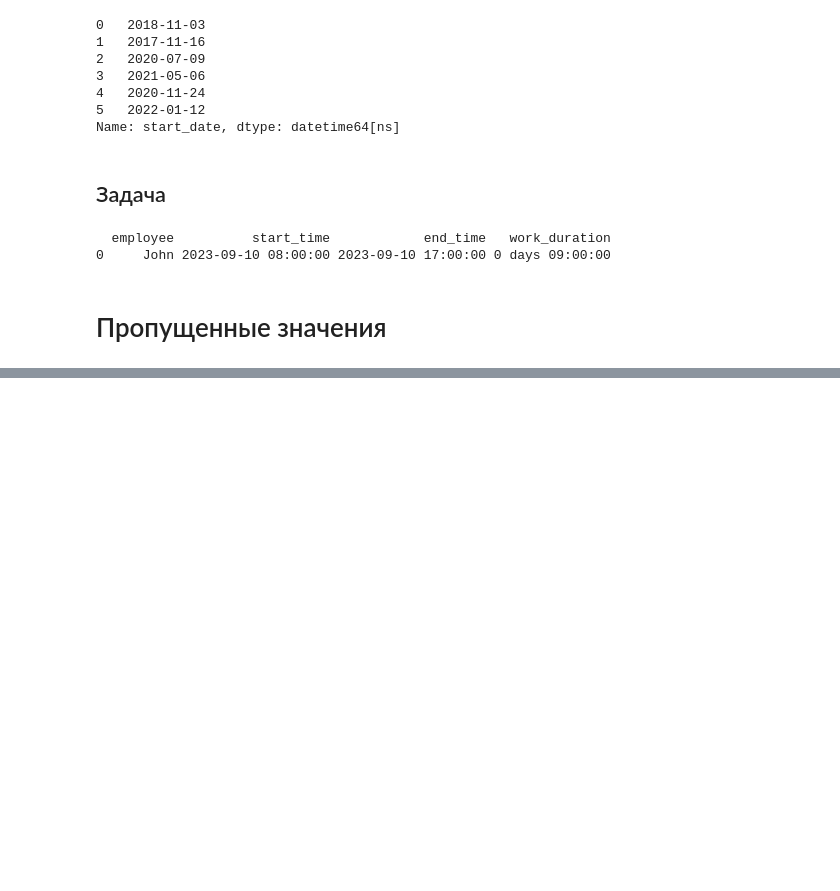
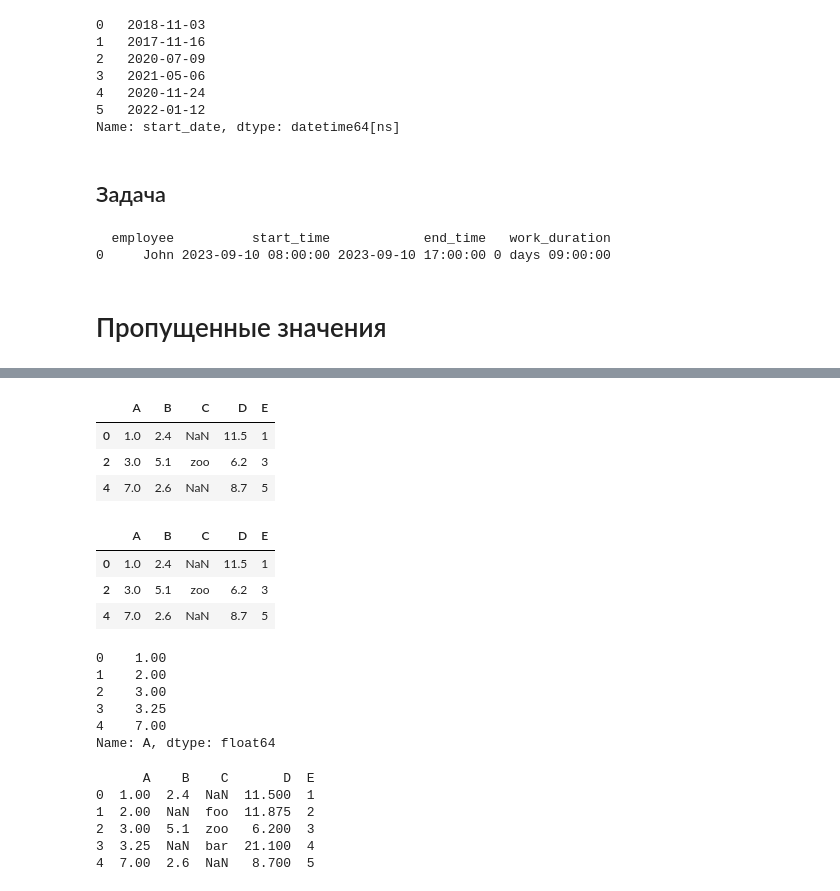
Before and after one commit to WhisperingDreamer/ML-courses, a Jupyter notebook: Pandas/1Introduction.ipynb, the cells around one changed output, grey strips where cells are left out. Saved outputs shown, nothing was run; the diff lists cells and outputs as text; code cells hidden in the pictures; blank space fills up the shorter version.

Commit message:
missing values

```diff
--- a/Pandas/1Introduction.ipynb
+++ b/Pandas/1Introduction.ipynb
@@ -1279,0 +1357,11 @@ staff = pd.read_csv('staff.csv')
+# %%
+df = pd.DataFrame({
+    "A": [1, 2, 3, np.nan, 7],
+    "B": [2.4, np.nan, 5.1, np.nan, 2.6],
+    "C": [np.nan, "foo","zoo","bar", np.nan],
+    "D": [11.5, np.nan, 6.2, 21.1, 8.7],
+    "E": [1, 2, 3, 4, 5]
+})
+
+display(df.dropna(axis=0, how='any'))
+display(df.dropna(axis=1, how='any'))
@@ -1279,0 +1377,51 @@ staff = pd.read_csv('staff.csv')
+# %%
+display(df.dropna(thresh=4))
+# %% [output]
+|  | A | B | C | D | E |
+| 0 | 1.0 | 2.4 | NaN | 11.5 | 1 |
+| 2 | 3.0 | 5.1 | zoo | 6.2 | 3 |
+| 4 | 7.0 | 2.6 | NaN | 8.7 | 5 |
+# %%
+df.dropna(thresh=4, inplace=True)
+
+display(df)
+# %% [output]
+|  | A | B | C | D | E |
+| 0 | 1.0 | 2.4 | NaN | 11.5 | 1 |
+| 2 | 3.0 | 5.1 | zoo | 6.2 | 3 |
+| 4 | 7.0 | 2.6 | NaN | 8.7 | 5 |
+# %%
+# Замена NaN
+df = pd.DataFrame({
+    "A": [1, 2, 3, np.nan, 7],
+    "B": [2.4, np.nan, 5.1, np.nan, 2.6],
+    "C": [np.nan, "foo","zoo","bar", np.nan],
+    "D": [11.5, np.nan, 6.2, 21.1, 8.7],
+    "E": [1, 2, 3, 4, 5]
+})
+
+display(df['A'].fillna(value=df['A'].mean()))
+# %% [output]
+0    1.00
+1    2.00
+2    3.00
+3    3.25
+4    7.00
+Name: A, dtype: float64
+# %%
+df = pd.DataFrame({
+    "A": [1, 2, 3, np.nan, 7],
+    "B": [2.4, np.nan, 5.1, np.nan, 2.6],
+    "C": [np.nan, "foo","zoo","bar", np.nan],
+    "D": [11.5, np.nan, 6.2, 21.1, 8.7],
+    "E": [1, 2, 3, 4, 5]
+})
+
+print(df.fillna({"A": df['A'].mean(), "D": df['D'].mean()}))
+# %% [output]
+      A    B    C       D  E
+0  1.00  2.4  NaN  11.500  1
+1  2.00  NaN  foo  11.875  2
+2  3.00  5.1  zoo   6.200  3
+3  3.25  NaN  bar  21.100  4
+4  7.00  2.6  NaN   8.700  5
```
Also changed, not shown: parts of 15 cells of this notebook.
